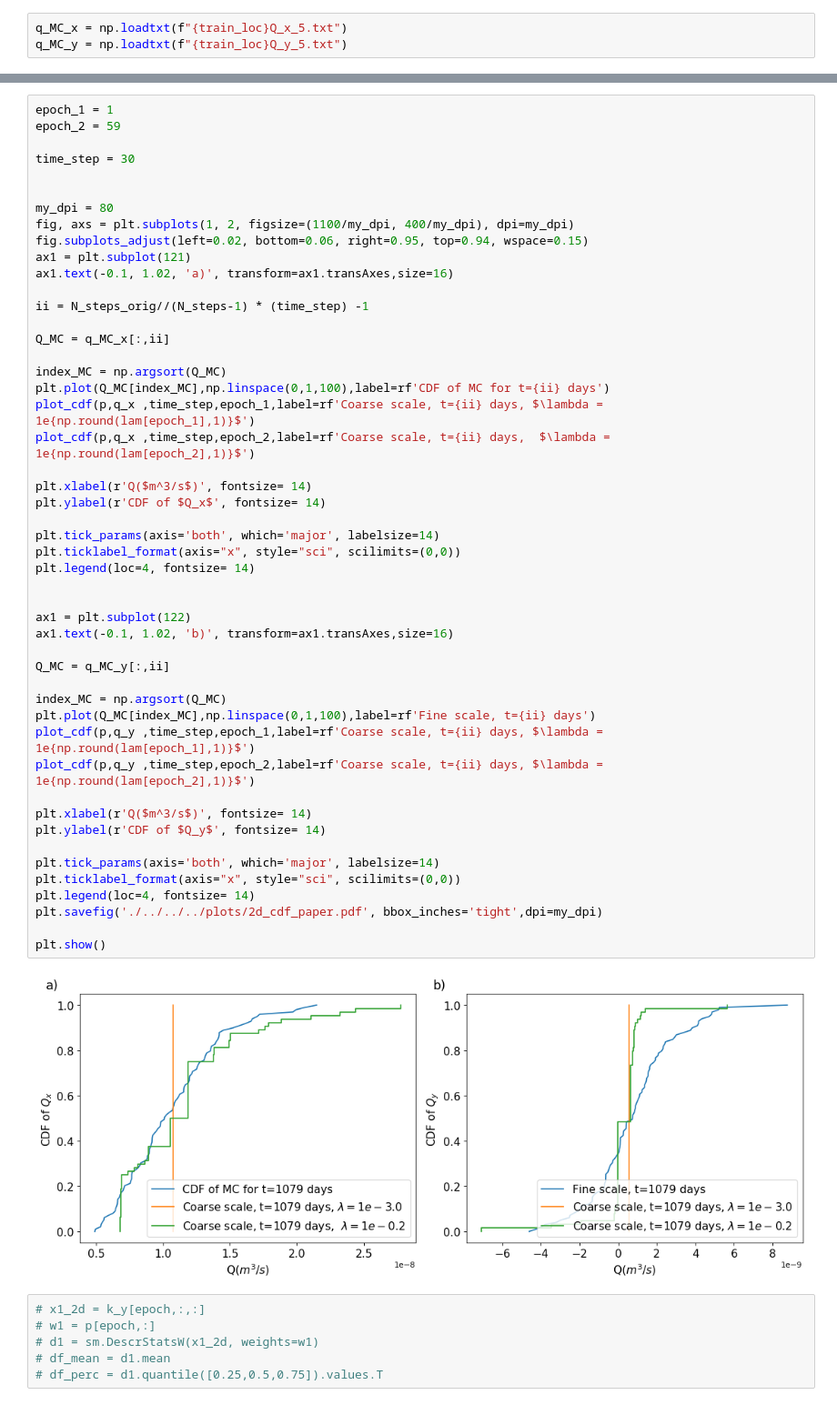
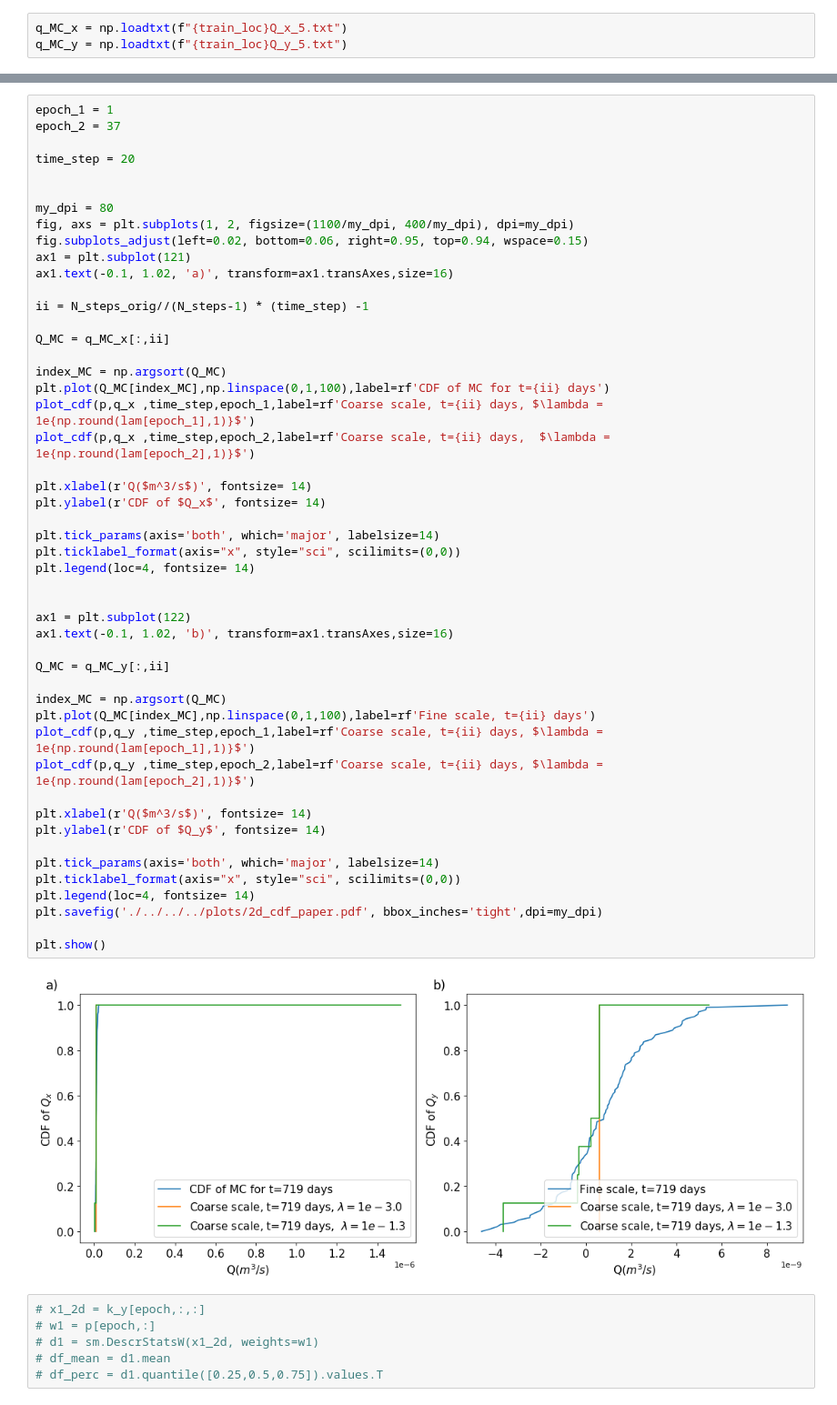
Before and after one commit to dbelivanis/Information-Theory-2, a Jupyter notebook: Optimization/check.ipynb, the cells around one changed output, grey strips where cells are left out. Shown: that part at 91% size. Cells and saved outputs as stored; diff of their text form.

```diff
--- a/Optimization/check.ipynb
+++ b/Optimization/check.ipynb
@@ -157,8 +164,8 @@ array([-1.74284476e-07, -2.20390492e-08, -1.14078854e-08, -1.14320429e-08,
 # %%
 epoch_1 = 1
-epoch_2 = 59
+epoch_2 = 37
 
-time_step = 30
+time_step = 20
 
 
 my_dpi = 80
@@ -177,34 +184,34 @@ plot_cdf(p,q_x ,time_step,epoch_1,label=rf'Coarse scale, t={ii} days, $\lambda =
 plot_cdf(p,q_x ,time_step,epoch_2,label=rf'Coarse scale, t={ii} days,  $\lambda = 1e{np.round(lam[epoch_2],1)}$')
 
 plt.xlabel(r'Q($m^3/s$)', fontsize= 14)
 plt.ylabel(r'CDF of $Q_x$', fontsize= 14)
 
 plt.tick_params(axis='both', which='major', labelsize=14)
 plt.ticklabel_format(axis="x", style="sci", scilimits=(0,0))
 plt.legend(loc=4, fontsize= 14)
 
 
 ax1 = plt.subplot(122)
 ax1.text(-0.1, 1.02, 'b)', transform=ax1.transAxes,size=16)
 
 Q_MC = q_MC_y[:,ii]
 
 index_MC = np.argsort(Q_MC)
 plt.plot(Q_MC[index_MC],np.linspace(0,1,100),label=rf'Fine scale, t={ii} days')
 plot_cdf(p,q_y ,time_step,epoch_1,label=rf'Coarse scale, t={ii} days, $\lambda = 1e{np.round(lam[epoch_1],1)}$')
 plot_cdf(p,q_y ,time_step,epoch_2,label=rf'Coarse scale, t={ii} days, $\lambda = 1e{np.round(lam[epoch_2],1)}$')
 
 plt.xlabel(r'Q($m^3/s$)', fontsize= 14)
 plt.ylabel(r'CDF of $Q_y$', fontsize= 14)
 
 plt.tick_params(axis='both', which='major', labelsize=14)
 plt.ticklabel_format(axis="x", style="sci", scilimits=(0,0))
 plt.legend(loc=4, fontsize= 14)
 plt.savefig('./../../../plots/2d_cdf_paper.pdf', bbox_inches='tight',dpi=my_dpi)
 
 plt.show()
 # %% [output]
-[figure, old version]
+[figure, new version]
 # %%
 # x1_2d = k_y[epoch,:,:]
 # w1 = p[epoch,:]
```
Also changed, not shown: parts of 11 cells of this notebook, 19 other files.
